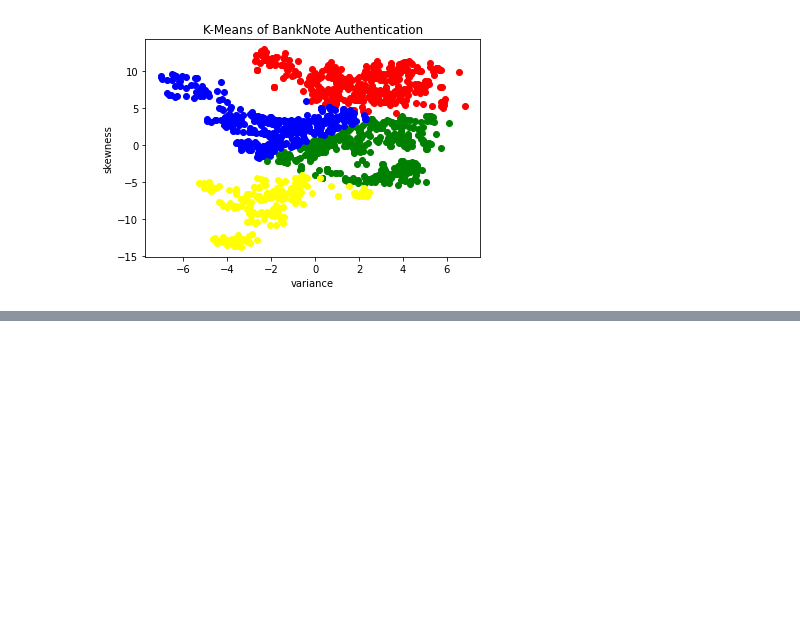
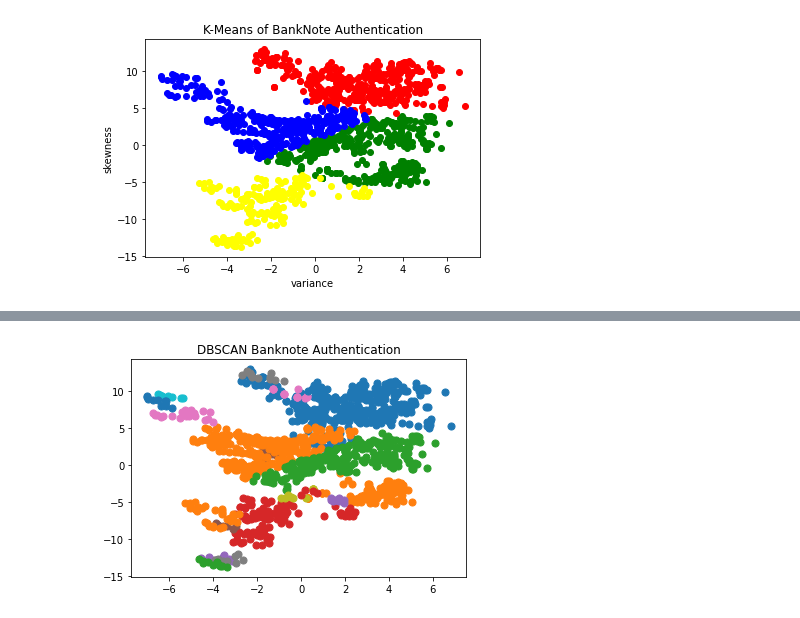
Before and after one commit to lcipolina/ML_Fundamentals, a Jupyter notebook: Assignment1_Part1.ipynb, the cells around one changed output, grey strips where cells are left out. Saved outputs shown, nothing was run; the diff lists cells and outputs as text; code cells hidden in the pictures; blank space fills up the shorter version.

```diff
--- a/Assignment1_Part1.ipynb
+++ b/Assignment1_Part1.ipynb
@@ -111,0 +119,21 @@ plt.show()
+# %%
+#DBSCAN calculations
+data = df.values
+
+dbs = DBSCAN(eps =1.45, min_samples = 4, metric = 'euclidean')
+model = dbs.fit(data)
+label = model.labels_
+clusters = np.zeros_like(label, dtype=bool)
+clusters[dbs.core_sample_indices_]=True
+nclusters = len(set(label)) - (1 if -1 in label else 0)
+ymeans = dbs.fit_predict(data)
+
+#For loop to plot scatterplot depending on number of clusters
+for i in range(nclusters):
+    plt.scatter(data[ymeans == i, 0], data[ymeans == i, 1], s = 50)
+
+#Labeling scatter plot
+plt.title("DBSCAN Banknote Authentication")
+plt.show()
+# %% [output]
+[figure, added]
```
Also changed, not shown: parts of 3 cells of this notebook.
